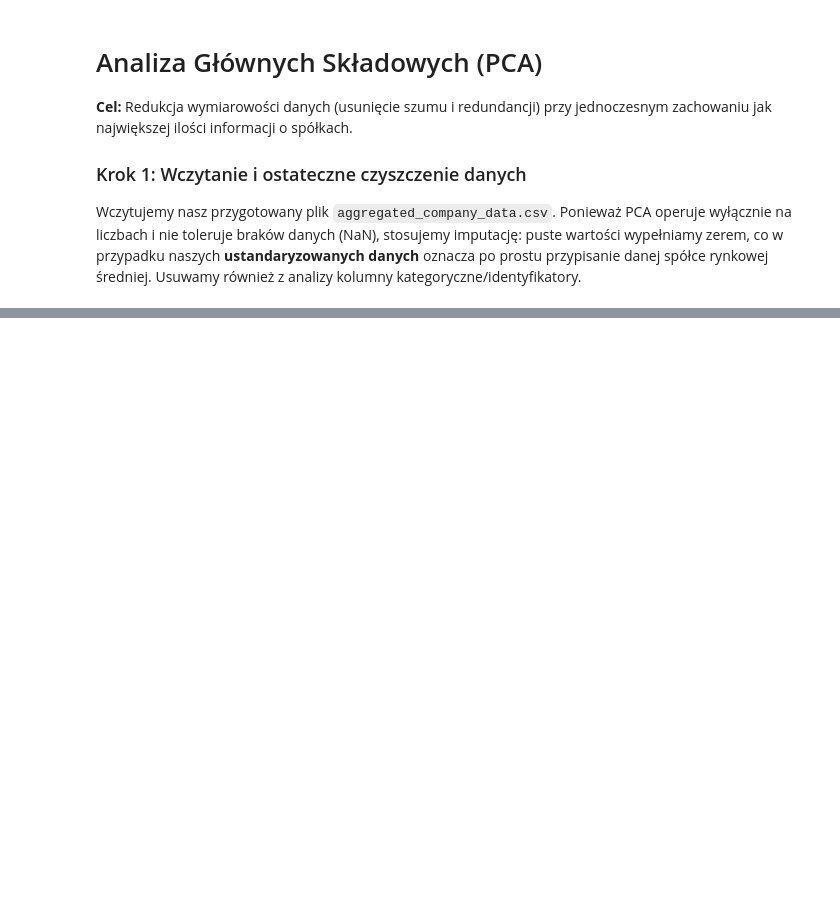
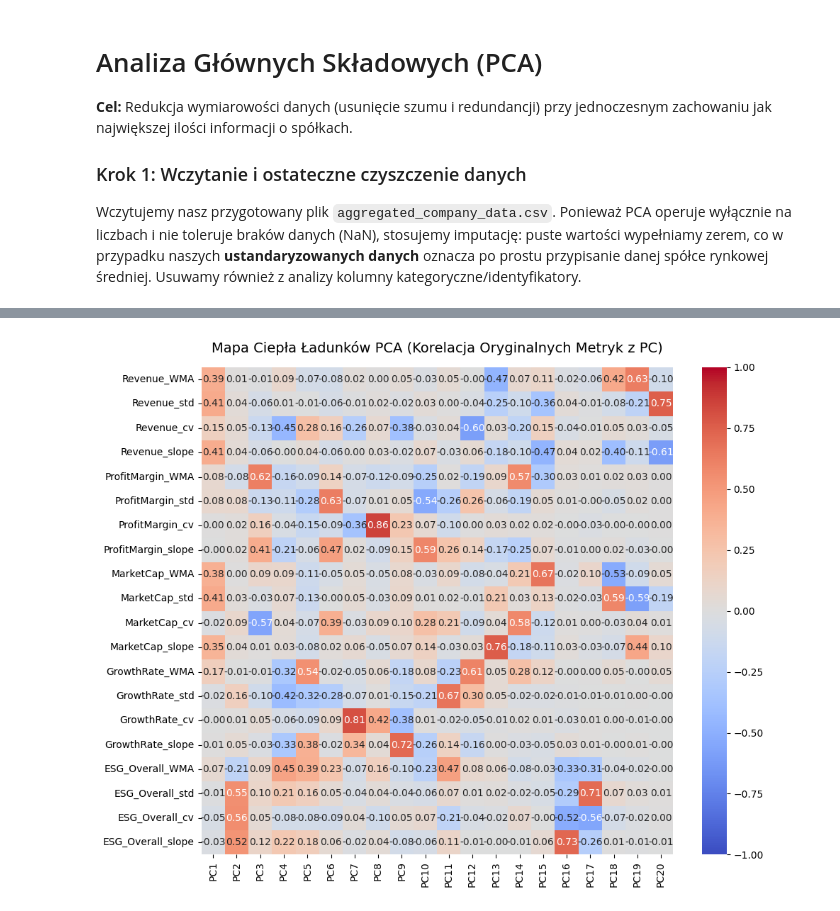
Before and after one commit to Wojciech-Majchrowski-23/MSiD_Project, a Jupyter notebook: src/pca.ipynb, the cells around one changed output, grey strips where cells are left out. Cells and saved outputs as stored; diff of their text form; code cells hidden in the pictures; blank space fills up the shorter version.

```diff
--- a/src/pca.ipynb
+++ b/src/pca.ipynb
@@ -60,0 +26,20 @@ Dane gotowe do PCA. Liczba wierszy: 1000, Liczba analizowanych metryk: 11
+# %%
+names_tuple = ('_WMA', '_std', '_cv', '_slope')
+doubled_columns = [col for col in df_pca.columns if col.endswith(names_tuple)]
+
+double_col_df = df_pca[doubled_columns]
+
+pca_1 = PCA()
+pca_1.fit(double_col_df)
+
+explained_variance = pca_1.explained_variance_ratio_ * 100
+cumulative_variance = np.cumsum(explained_variance)
+
+pca_summary = pd.DataFrame({
+    'Składowa': [f'PC{i+1}' for i in range(len(explained_variance))],
+    'Wariancja (%)': explained_variance,
+    'Skumulowana wariancja (%)': cumulative_variance
+})
+
+print("Tabela Wariancji Wyjaśnionej dla kolumn WMA, STD, CV, SLOPE:")
+display(pca_summary.round(2))
@@ -60,0 +71,18 @@ Dane gotowe do PCA. Liczba wierszy: 1000, Liczba analizowanych metryk: 11
+# %%
+num_components_to_analyze = len(explained_variance)
+
+loadings = pd.DataFrame(
+    pca_1.components_.T[:, :num_components_to_analyze],
+    columns=[f'PC{i+1}' for i in range(num_components_to_analyze)],
+    index=double_col_df.columns
+)
+
+plt.figure(figsize=(10, 8))
+sns.heatmap(loadings, annot=True, cmap='coolwarm', fmt=".2f", center=0, vmin=-1, vmax=1)
+plt.title('Mapa Ciepła Ładunków PCA (Korelacja Oryginalnych Metryk z PC)', fontsize=14, pad=15)
+plt.tight_layout()
+plt.show()
+
+display(loadings)
+# %% [output]
+[figure, added]
```
Also changed, not shown: parts of 21 cells of this notebook, 1 other file.
